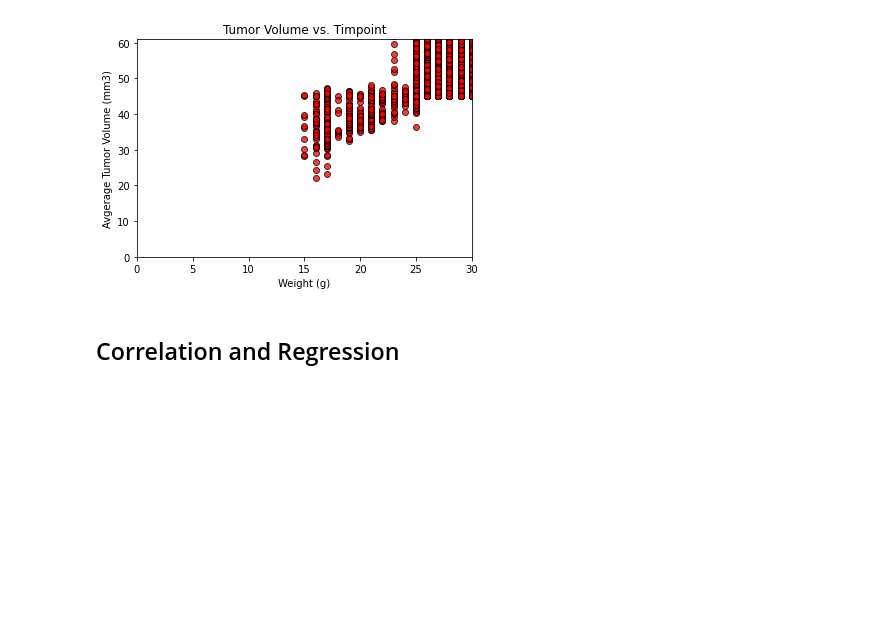
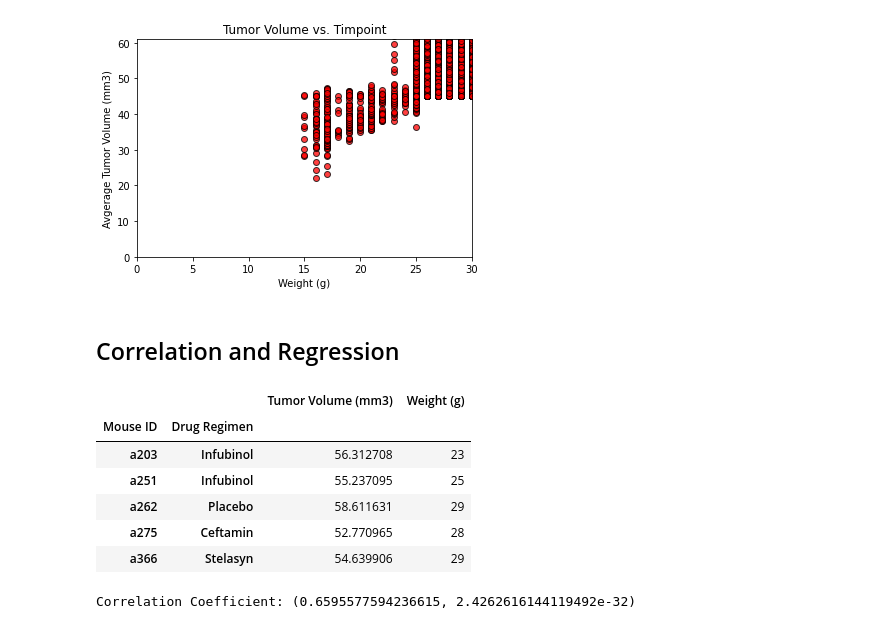
Before and after one commit to candishanks/matplotlib-challenge, a Jupyter notebook: Pymaceuticals/pymaceuticals_starter.ipynb, the cells around one changed output. Drawn from its saved outputs; the diff is of its cells as text; code cells hidden in the pictures; blank space fills up the shorter version.

```diff
--- a/Pymaceuticals/pymaceuticals_starter.ipynb
+++ b/Pymaceuticals/pymaceuticals_starter.ipynb
@@ -389,3 +389,25 @@ plt.show()
 # %%
 # Calculate the correlation coefficient and linear regression model
 # for mouse weight and average tumor volume for the Capomulin regimen
+cor_df = clean_df[clean_df["Drug Regimen"].isin(["Capomulin"]) == True]
+cor_df = clean_df.groupby(["Mouse ID", "Drug Regimen"])[["Tumor Volume (mm3)", "Weight (g)"]].mean()
+
+cor_df.head()
+# %% [output]
+|  |  | Tumor Volume (mm3) | Weight (g) |
+| Mouse ID | Drug Regimen |  |  |
+| a203 | Infubinol | 56.312708 | 23 |
+| a251 | Infubinol | 55.237095 | 25 |
+| a262 | Placebo | 58.611631 | 29 |
+| a275 | Ceftamin | 52.770965 | 28 |
+| a366 | Stelasyn | 54.639906 | 29 |
+# %%
+
+# mouse_weight = cor_df["Weight (g)"]
+mouse_tv = cor_df["Tumor Volume (mm3)"]
+cor_weight = cor_df["Weight (g)"]
+
+correlation = st.pearsonr(cor_weight, mouse_tv)
+print(f"Correlation Coefficient: {correlation}")
+# %% [output]
+Correlation Coefficient: (0.6595577594236615, 2.4262616144119492e-32)
```
